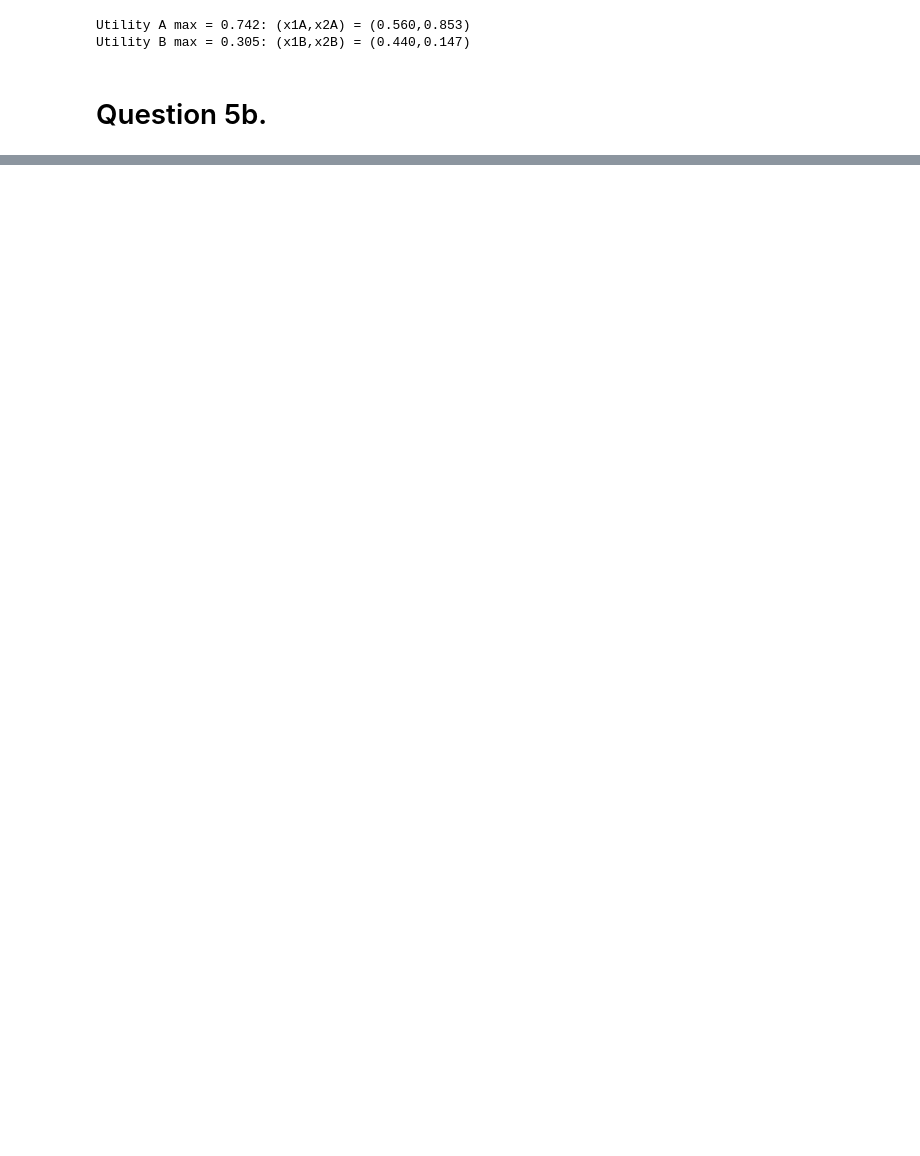
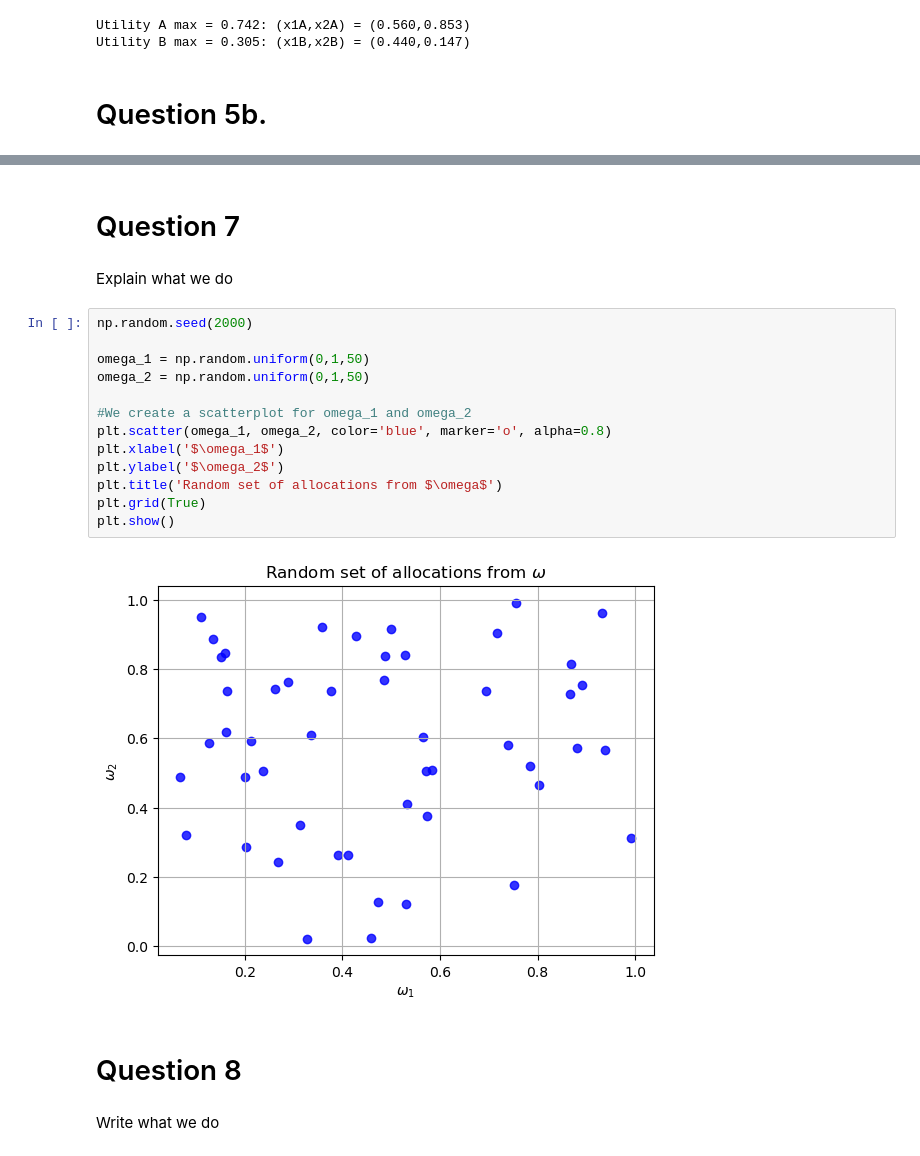
Before and after one commit to NumEconCopenhagen/projects-2024-tummeren-olli, a Jupyter notebook: inauguralproject/inauguralproject.ipynb, the cells around one changed output, grey strips where cells are left out. Cells and saved outputs as stored; diff of their text form; blank space fills up the shorter version.

```diff
--- a/inauguralproject/inauguralproject.ipynb
+++ b/inauguralproject/inauguralproject.ipynb
@@ -245,0 +334,23 @@ Utility B max = 0.304: (x1B,x2B) = (0.398,0.177)
+# %% [markdown]
+# Question 7
+# %% [markdown]
+Explain what we do
+# %%
+np.random.seed(2000)
+
+omega_1 = np.random.uniform(0,1,50)
+omega_2 = np.random.uniform(0,1,50)
+
+#We create a scatterplot for omega_1 and omega_2
+plt.scatter(omega_1, omega_2, color='blue', marker='o', alpha=0.8)
+plt.xlabel('$\omega_1$')
+plt.ylabel('$\omega_2$')
+plt.title('Random set of allocations from $\omega$')
+plt.grid(True)
+plt.show()
+# %% [output]
+[figure, added]
+# %% [markdown]
+# Question 8
+# %% [markdown]
+Write what we do
```
Also changed, not shown: parts of 23 cells of this notebook.
